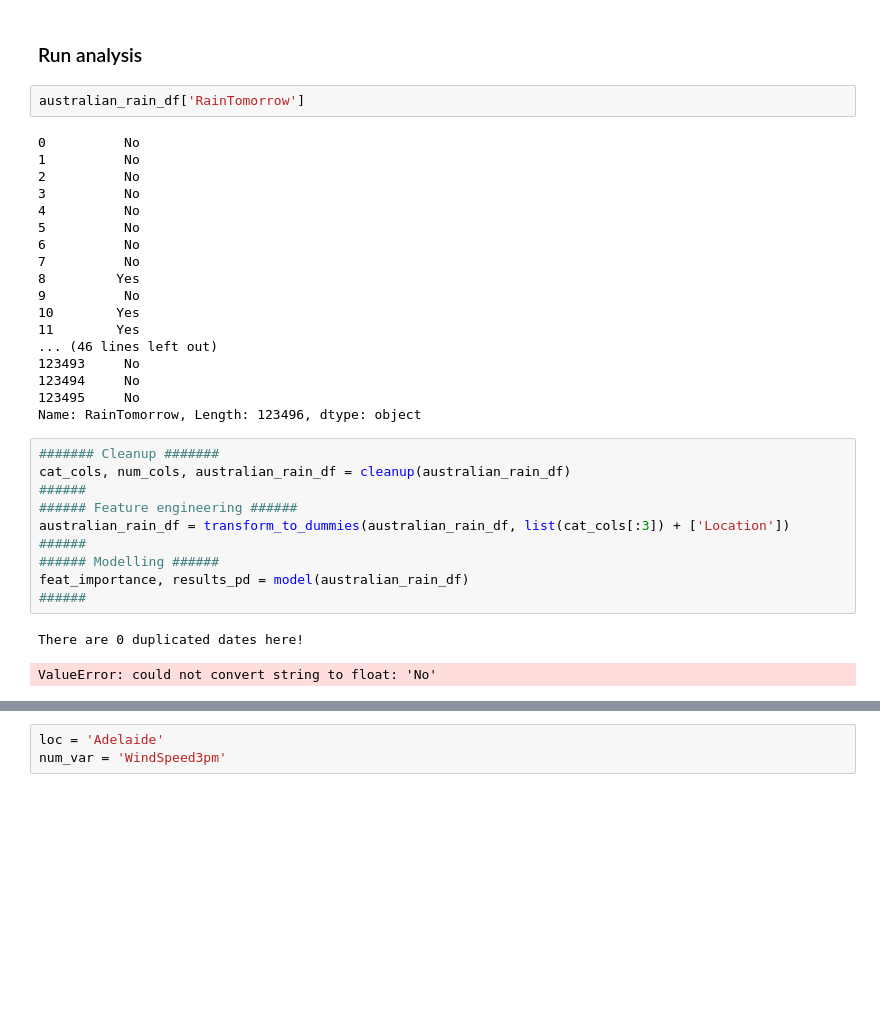
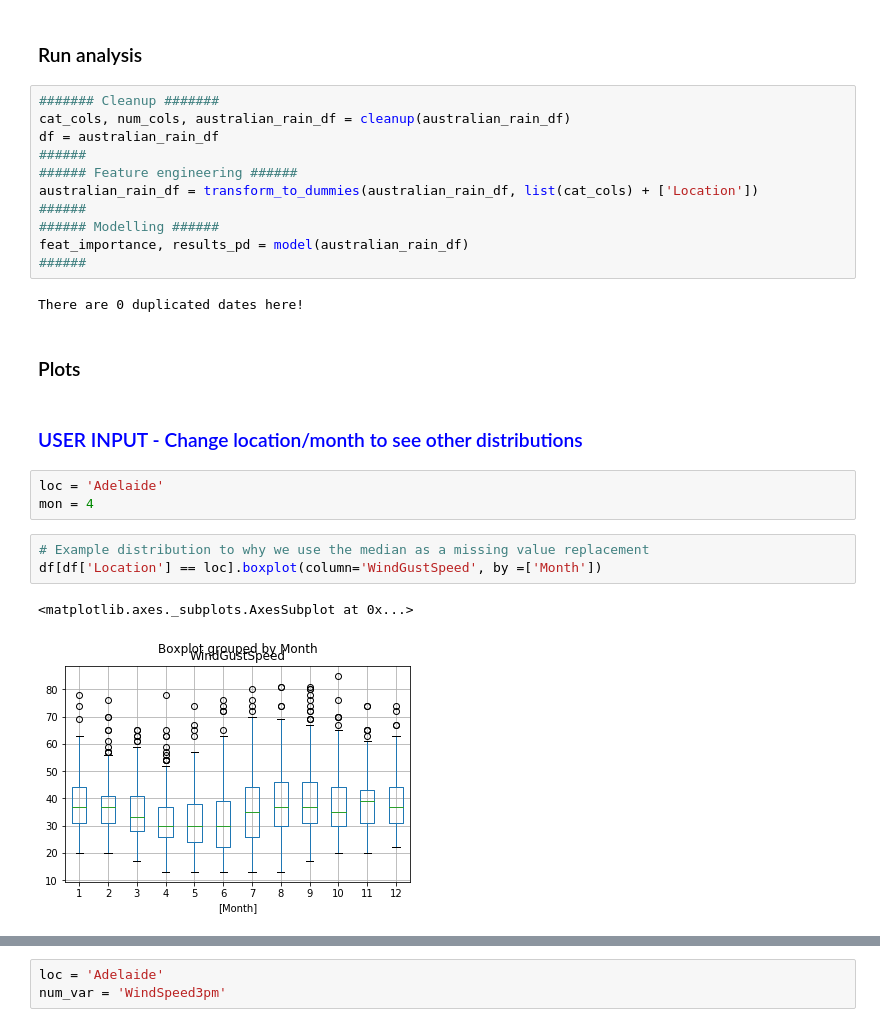
Before and after one commit to omernvori/representative_notebook_pipeline, a Jupyter notebook: V3_Australian_rain.ipynb, the cells around one changed output, grey strips where cells are left out. Drawn from its saved outputs; the diff is of its cells as text; blank space fills up the shorter version.

Commit message:
added plots to v2

```diff
--- a/V3_Australian_rain.ipynb
+++ b/V3_Australian_rain.ipynb
@@ -41,36 +42,29 @@ The analysis included cleaning data with the main issue being plenty missing val
 - Empirically strong results
 # %% [markdown]
 ### Run analysis
-# %%
-australian_rain_df['RainTomorrow']
-# %% [output]
-0          No
-1          No
-2          No
-3          No
-4          No
-5          No
-6          No
-7          No
-8         Yes
-9          No
-10        Yes
-11        Yes
-... (46 lines left out)
-123493     No
-123494     No
-123495     No
-Name: RainTomorrow, Length: 123496, dtype: object
 # %%
 ####### Cleanup #######
 cat_cols, num_cols, australian_rain_df = cleanup(australian_rain_df)
+df = australian_rain_df
 ######
 ###### Feature engineering ######
-australian_rain_df = transform_to_dummies(australian_rain_df, list(cat_cols[:3]) + ['Location'])
+australian_rain_df = transform_to_dummies(australian_rain_df, list(cat_cols) + ['Location'])
 ######
 ###### Modelling ######
 feat_importance, results_pd = model(australian_rain_df)
 ######
 # %% [output]
 There are 0 duplicated dates here!
-ValueError: could not convert string to float: 'No'
+# %% [markdown]
+### Plots
+# %% [markdown]
+<h3 style="color:blue;"> USER INPUT -  Change location/month to see other distributions  </h3>
+# %%
+loc = 'Adelaide'
+mon = 4
+# %%
+# Example distribution to why we use the median as a missing value replacement
+df[df['Location'] == loc].boxplot(column='WindGustSpeed', by =['Month'])
+# %% [output]
+<matplotlib.axes._subplots.AxesSubplot at 0x...>
+[figure, added]
```
Also changed, not shown: parts of 8 cells of this notebook, 1 other file.
